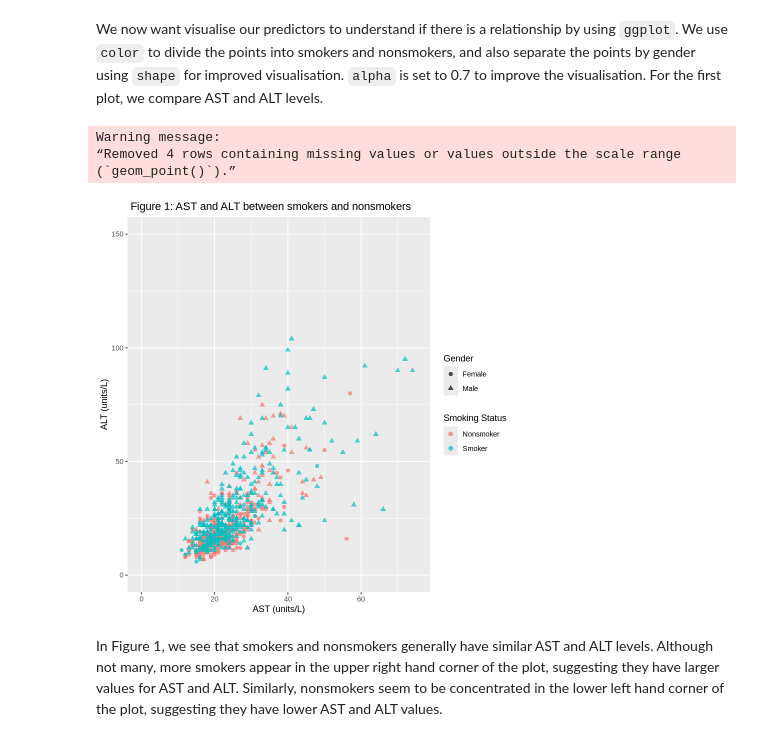
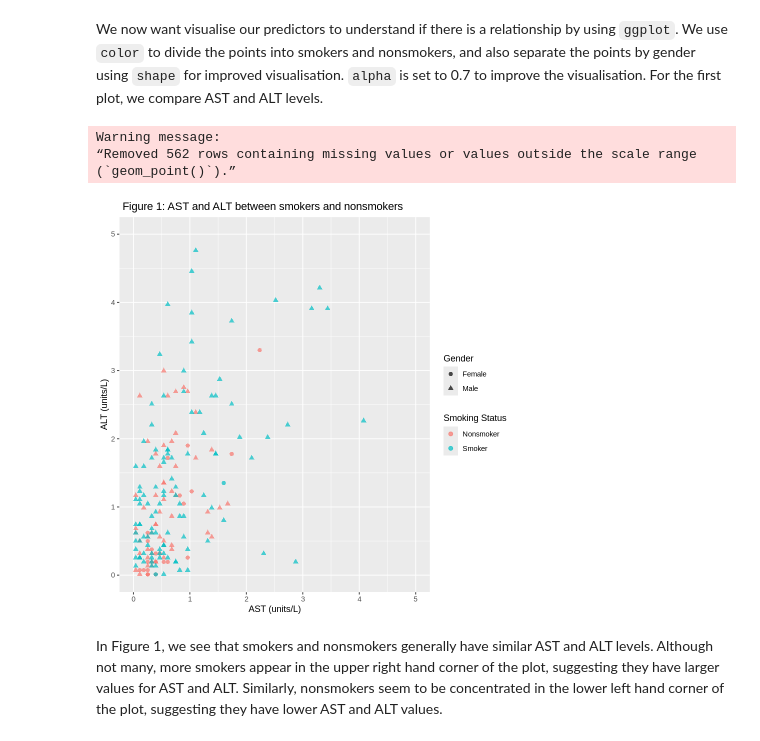
Before and after one commit to egreenall1/dsci100_group_project, a Jupyter notebook: final_group_project.ipynb, the cells around one changed output. Saved outputs shown, nothing was run; the diff lists cells and outputs as text; code cells hidden in the pictures.

```diff
--- a/final_group_project.ipynb
+++ b/final_group_project.ipynb
@@ -131,19 +106,19 @@ Based on this table, we see that there are indeed differences in the means of ou
 We now want visualise our predictors to understand if there is a relationship by using `ggplot`. We use `color` to divide the points into smokers and nonsmokers, and also separate the points by gender using `shape` for improved visualisation. `alpha` is set to 0.7 to improve the visualisation. For the first plot, we compare AST and ALT levels.
 # %%
 #create a plot of AST vs ALT
-smoking_training_plot_AST_ALT <- ggplot(smoking_training_data, aes(x = AST, y = ALT)) +
+smoking_training_plot_AST_ALT <- ggplot(smoking_training_data, aes(x = scaled_AST, y = scaled_ALT)) +
     geom_point(alpha = 0.7, aes(color = smoking, shape = gender), size = 2) +
     labs(x = "AST (units/L)", y = "ALT (units/L)", title = " Figure 1: AST and ALT between smokers and nonsmokers", color = "Smoking Status", shape = "Gender") +
-    xlim(0, 75) +
-    ylim(0, 150) +
+    xlim(0, 5) +
+    ylim(0, 5) +
     scale_colour_discrete(labels = c("Nonsmoker", "Smoker")) +
     scale_shape_discrete(labels = c("Female", "Male"))
 smoking_training_plot_AST_ALT
 # %% [output]
 Warning message:
-“Removed 4 rows containing missing values or values outside the scale range
+“Removed 562 rows containing missing values or values outside the scale range
 (`geom_point()`).”
-[figure, old version]
+[figure, new version]
 # %% [markdown]
 In Figure 1, we see that smokers and nonsmokers generally have similar AST and ALT levels. Although not many, more smokers appear in the upper right hand corner of the plot, suggesting they have larger values for AST and ALT. Similarly, nonsmokers seem to be concentrated in the lower left hand corner of the plot, suggesting they have lower AST and ALT values.
 # %% [markdown]
```
Also changed, not shown: parts of 10 cells of this notebook.
